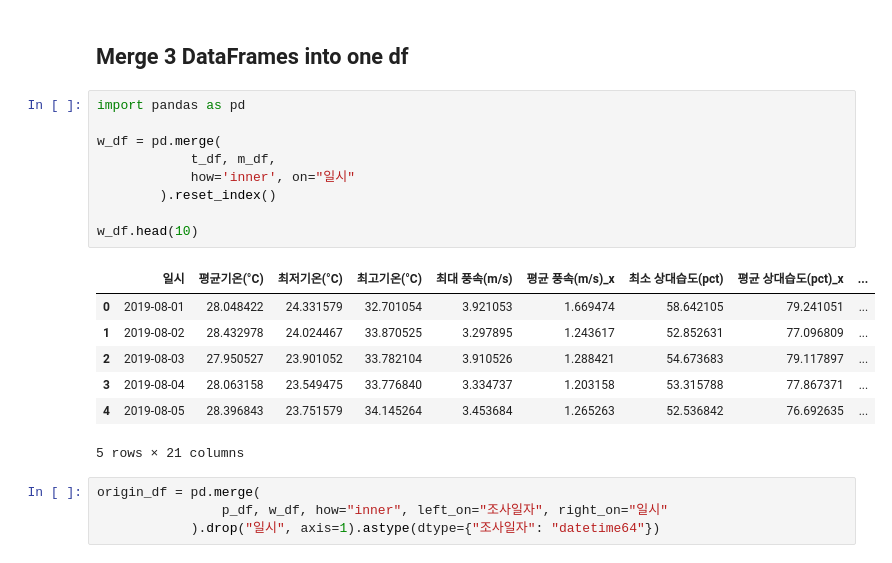
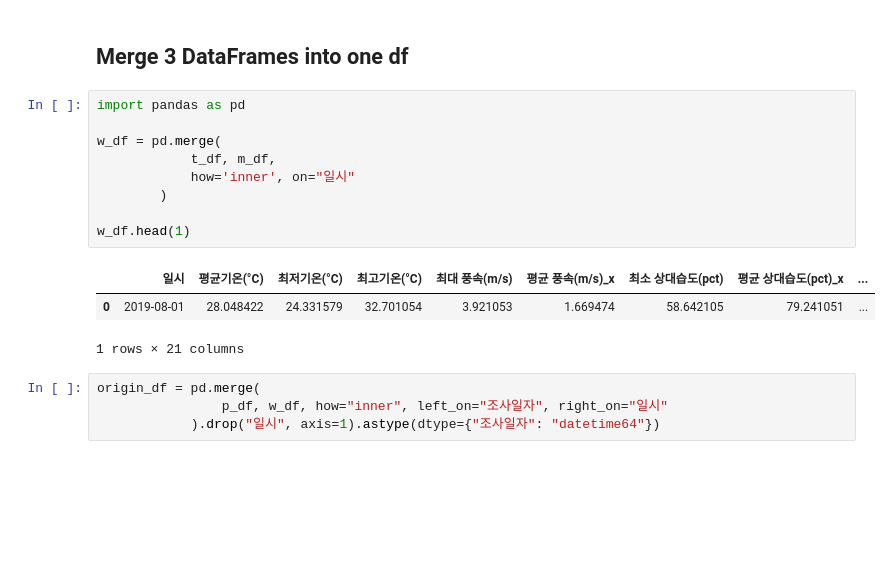
Before and after one commit to meowpunch/bobsim-research, a Jupyter notebook: src/main/python/correlation.ipynb, the cells around one changed output. Cells and saved outputs as stored; diff of their text form; blank space fills up the shorter version.

```diff
--- a/src/main/python/correlation.ipynb
+++ b/src/main/python/correlation.ipynb
@@ -40,20 +34,16 @@ p_df = p.clean(p.filter(p.input_df))
 # %%
 import pandas as pd
 
 w_df = pd.merge(
             t_df, m_df,
             how='inner', on="일시"
-        ).reset_index()
+        )
 
-w_df.head(10)
+w_df.head(1)
 # %% [output]
 |  | 일시 | 평균기온(°C) | 최저기온(°C) | 최고기온(°C) | 최대 풍속(m/s) | 평균 풍속(m/s)_x | 최소 상대습도(pct) | 평균 상대습도(pct)_x | ... |
 | 0 | 2019-08-01 | 28.048422 | 24.331579 | 32.701054 | 3.921053 | 1.669474 | 58.642105 | 79.241051 | ... |
-| 1 | 2019-08-02 | 28.432978 | 24.024467 | 33.870525 | 3.297895 | 1.243617 | 52.852631 | 77.096809 | ... |
-| 2 | 2019-08-03 | 27.950527 | 23.901052 | 33.782104 | 3.910526 | 1.288421 | 54.673683 | 79.117897 | ... |
-| 3 | 2019-08-04 | 28.063158 | 23.549475 | 33.776840 | 3.334737 | 1.203158 | 53.315788 | 77.867371 | ... |
-| 4 | 2019-08-05 | 28.396843 | 23.751579 | 34.145264 | 3.453684 | 1.265263 | 52.536842 | 76.692635 | ... |
-5 rows × 21 columns
+1 rows × 21 columns
 # %%
 origin_df = pd.merge(
                 p_df, w_df, how="inner", left_on="조사일자", right_on="일시"
```
Also changed, not shown: parts of 24 cells of this notebook.
